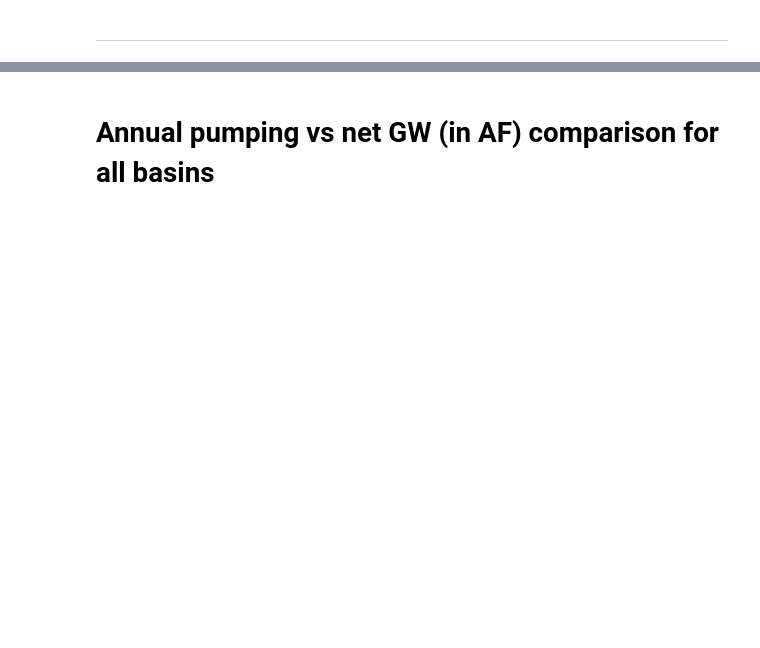
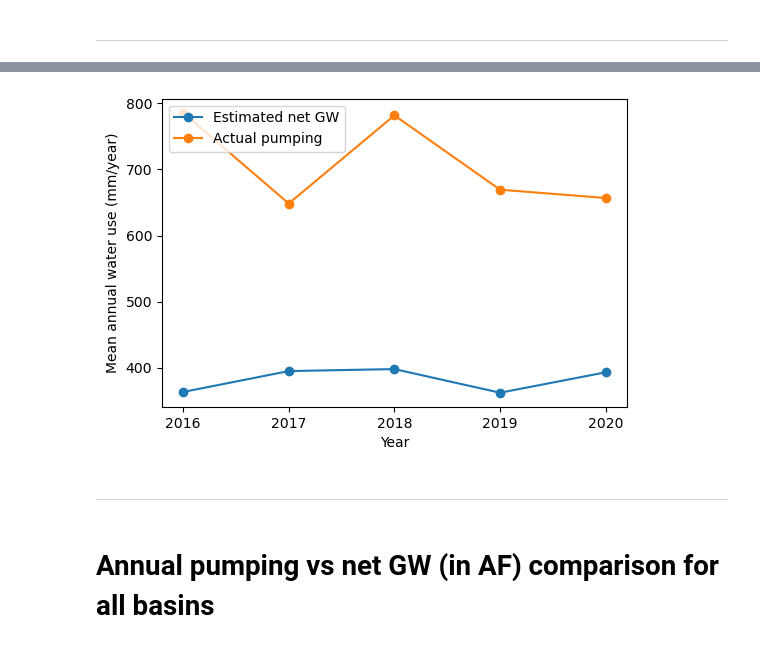
Before and after one commit to mdfahimhasan/WestUS_Peff, a Jupyter notebook: Codes/results_analysis/netGW_vs_pumping_comparsion.ipynb, the cells around one changed output, grey strips where cells are left out. Cells and saved outputs as stored; diff of their text form; code cells hidden in the pictures; blank space fills up the shorter version.

```diff
--- a/Codes/results_analysis/netGW_vs_pumping_comparsion.ipynb
+++ b/Codes/results_analysis/netGW_vs_pumping_comparsion.ipynb
@@ -206,0 +210,3 @@ make_line_plot(x=dv_df['mean netGW_mm'], y=dv_df['mean pumping_mm'],
+# %%
+hrn_df = pd.read_csv('../../Data_main/Raster_data/NetGW_irrigation/Harney_Basin_OR/OR_Harney_Basin_annual.csv')
+hrn_df
@@ -207,3 +220,12 @@ make_line_plot(x=dv_df['mean netGW_mm'], y=dv_df['mean pumping_mm'],
+# %%
+make_line_plot(x=hrn_df['mean netGW_mm'], y=hrn_df['mean pumping_mm'],
+               fontsize=12, year= hrn_df['year'],
+               xlabel_line='Year', ylabel_line='Mean annual water use (mm/year)',
+               line_label_1='Estimated net GW', line_label_2='Actual pumping')
+# %% [output]
+[figure, added]
+# %% [markdown]
+-----------
 # %% [markdown]
 # Annual pumping vs net GW (in AF) comparison for all basins
 # %%
```
Also changed, not shown: parts of 6 cells of this notebook, 4 other files.
